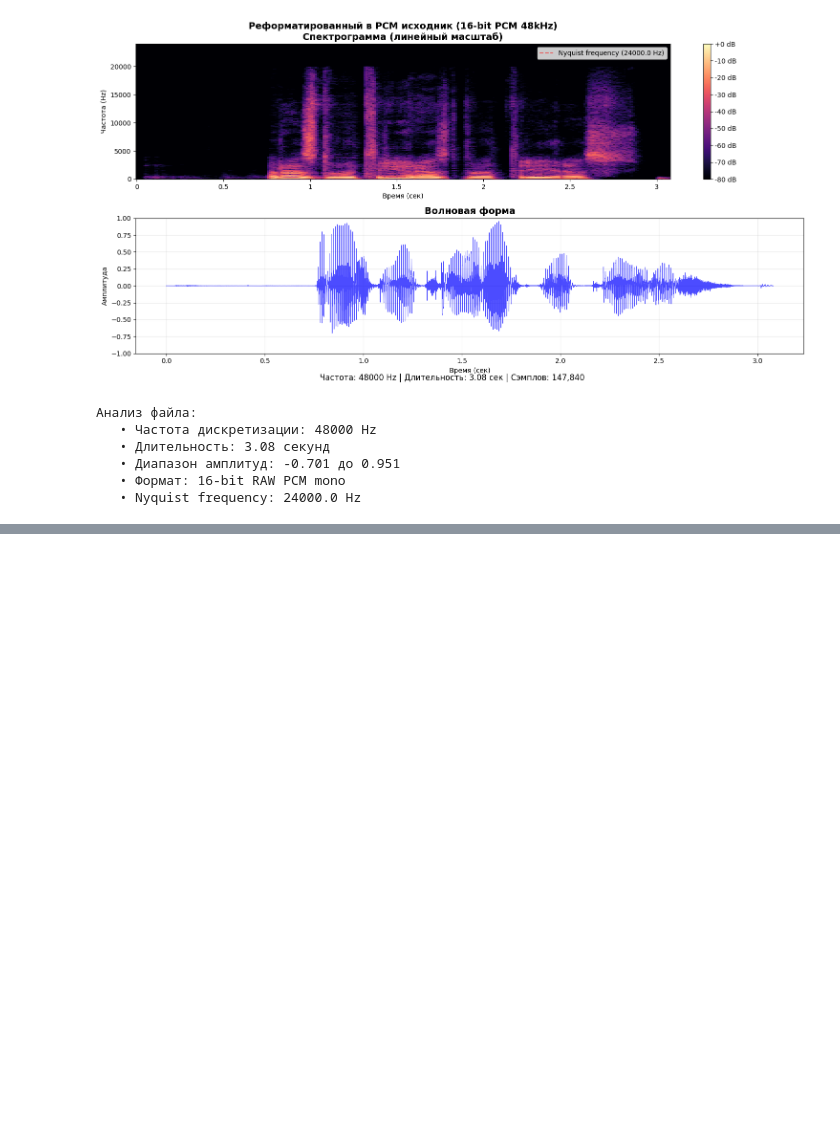
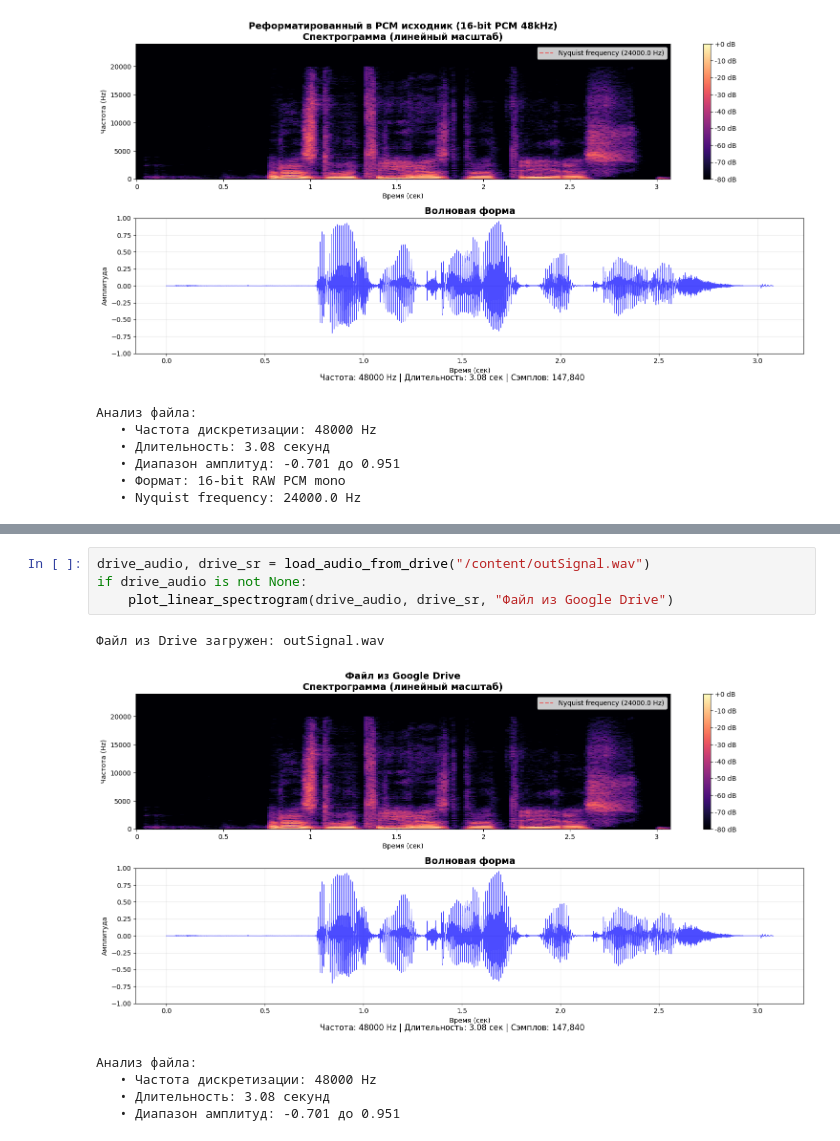
Before and after one commit to Popug-s-catcher/SpeechDenoizer, a Jupyter notebook: FormaterWrapper.ipynb, the cells around one changed output, grey strips where cells are left out. Cells and saved outputs as stored; diff of their text form; blank space fills up the shorter version.

Commit message:
+ добавлено реформатирование из сырого в .wav файл + добавлена отрисовка спекторграммы

```diff
--- a/FormaterWrapper.ipynb
+++ b/FormaterWrapper.ipynb
@@ -214,0 +231,11 @@ Saving outSignal.pcm to outSignal.pcm
+# %%
+drive_audio, drive_sr = load_audio_from_drive("/content/outSignal.wav")
+if drive_audio is not None:
+    plot_linear_spectrogram(drive_audio, drive_sr, "Файл из Google Drive")
+# %% [output]
+Файл из Drive загружен: outSignal.wav
+[figure, added]
+Анализ файла:
+   • Частота дискретизации: 48000 Hz
+   • Длительность: 3.08 секунд
+   • Диапазон амплитуд: -0.701 до 0.951
```
Also changed, not shown: parts of 7 cells of this notebook.
